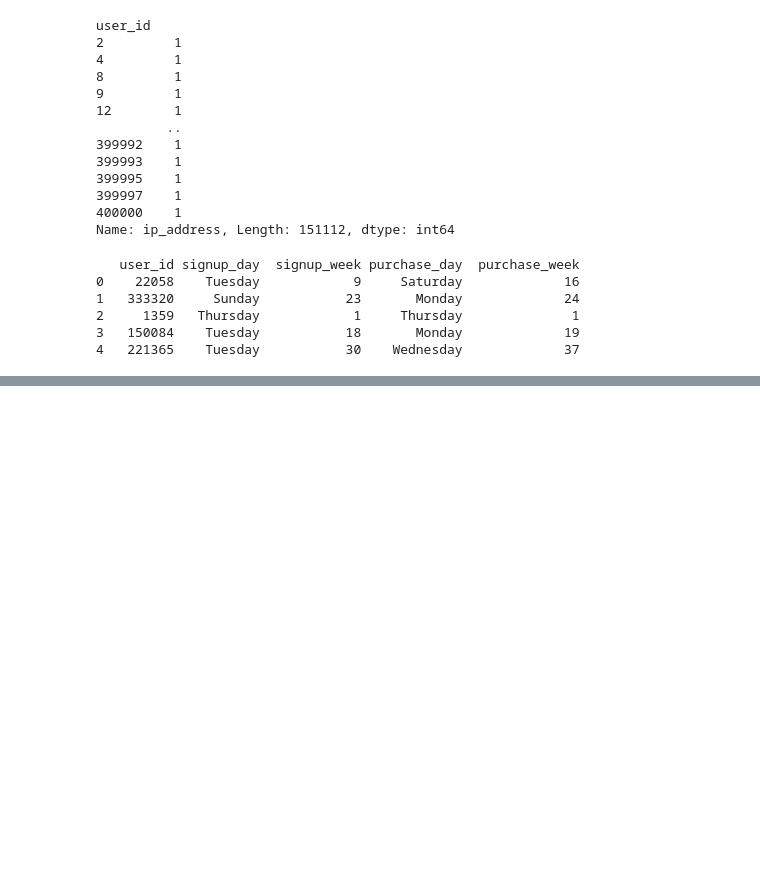
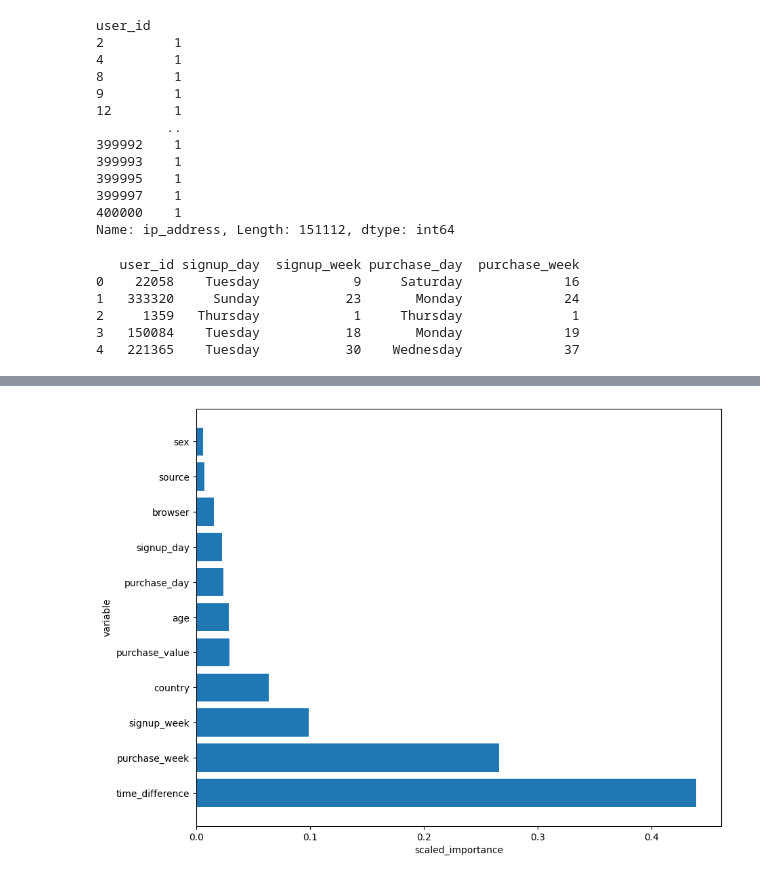
Before and after one commit to kalmuroth/lb-cml, a Jupyter notebook: lb_fraud_detection.ipynb, the cells around one changed output, grey strips where cells are left out. Cells and saved outputs as stored; diff of their text form; code cells hidden in the pictures; blank space fills up the shorter version.

```diff
--- a/lb_fraud_detection.ipynb
+++ b/lb_fraud_detection.ipynb
@@ -152,0 +220,10 @@ print(merged_data[['user_id', 'signup_day', 'signup_week', 'purchase_day', 'purc
+# %%
+# Define features and target
+features = ['purchase_value', 'age', 'time_difference', 'signup_week', 'purchase_week',
+            'source', 'browser', 'sex', 'country', 'signup_day', 'purchase_day']
+predictors = features
+
+target = 'class'
+
+drf = H2ORandomForestEstimator(ntrees=50, max_depth=20, nfolds=10)
+drf.train(x=predictors, y=target, training_frame=train)
@@ -152,0 +276,11 @@ print(merged_data[['user_id', 'signup_day', 'signup_week', 'purchase_day', 'purc
+# %%
+# Feature importance
+feature_imp = drf.varimp(use_pandas=True)
+feature_imp = feature_imp.sort_values(by='percentage', ascending=False)
+plt.figure(figsize=(10, 8))
+plt.barh(feature_imp['variable'], feature_imp['percentage'])
+plt.xlabel('scaled_importance')
+plt.ylabel('variable')
+plt.savefig("Importances.png")
+# %% [output]
+[figure, added]
```
Also changed, not shown: parts of 6 cells of this notebook.
